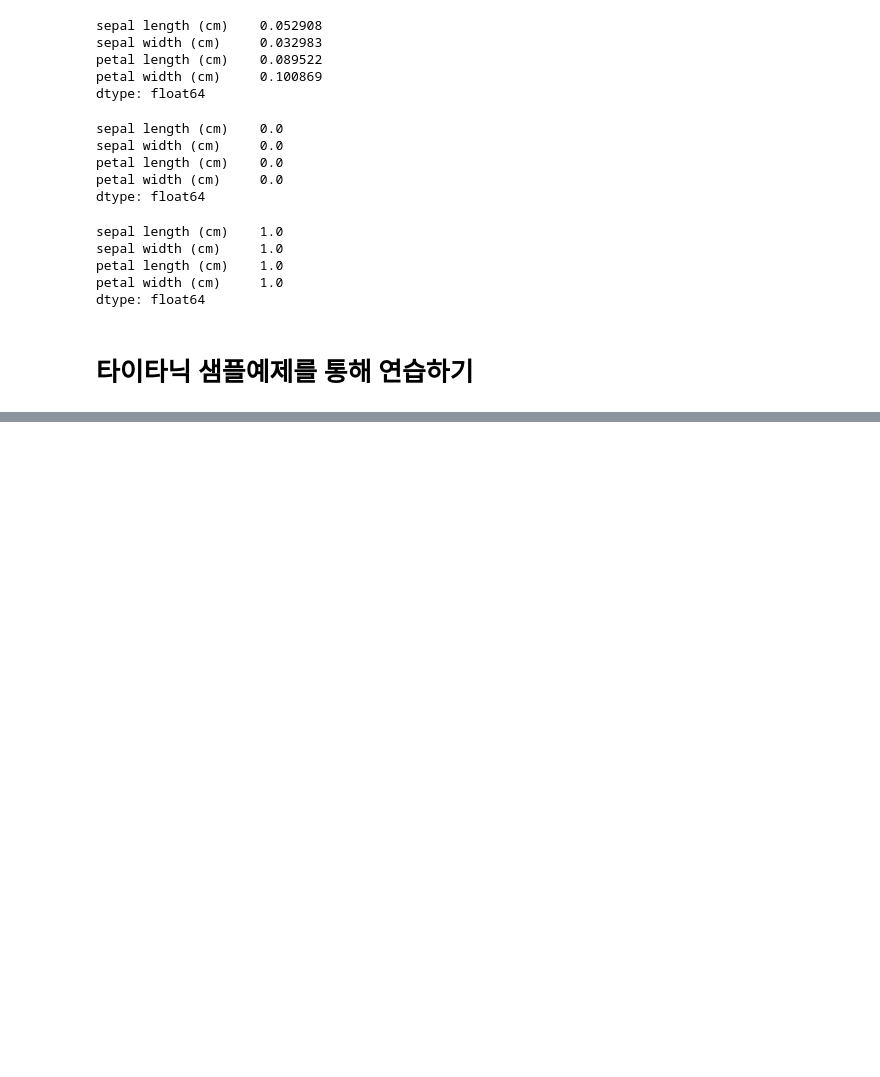
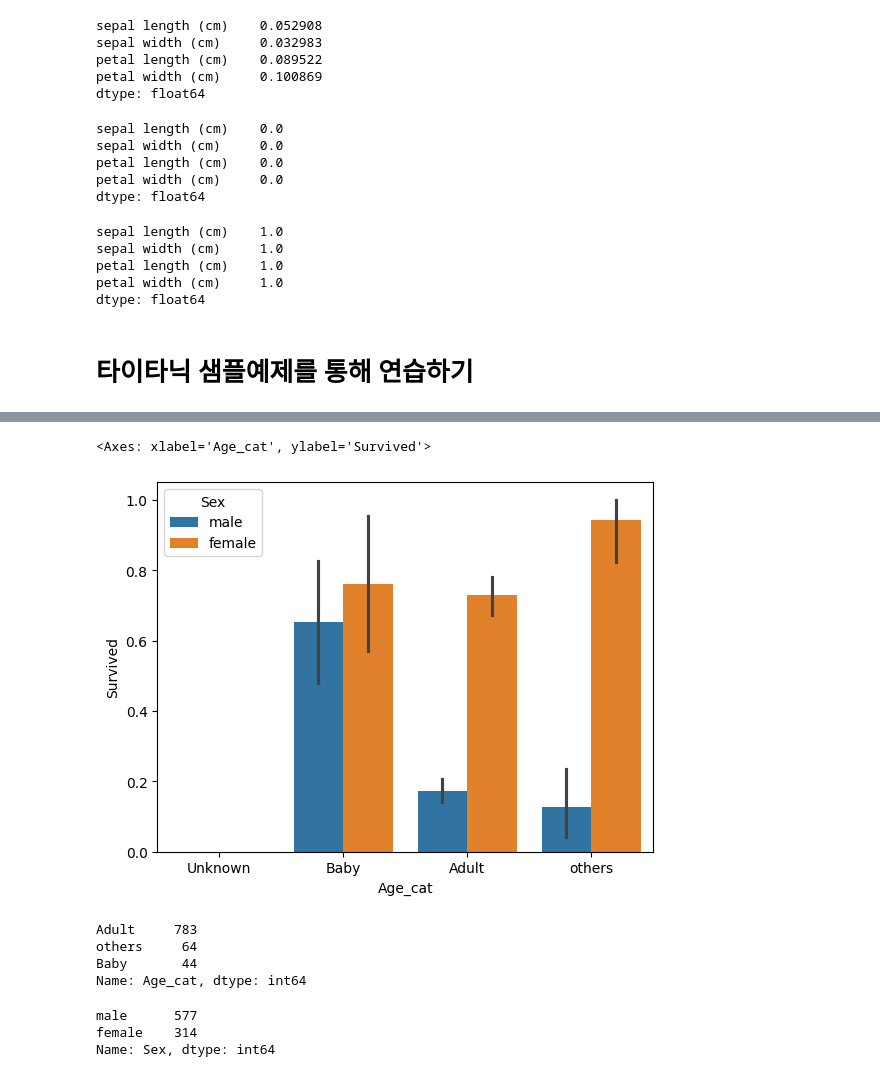
Before and after one commit to illuly/Python, a Jupyter notebook: 파이썬_머신러닝_02_사이킷런.ipynb, the cells around one changed output, grey strips where cells are left out. Saved outputs shown, nothing was run; the diff lists cells and outputs as text; code cells hidden in the pictures; blank space fills up the shorter version.

```diff
--- a/파이썬_머신러닝_02_사이킷런.ipynb
+++ b/파이썬_머신러닝_02_사이킷런.ipynb
@@ -377,0 +479,13 @@ ParserError: Error tokenizing data. C error: Expected 1 fields in line 41, saw 1
+# %%
+#함수 적용하기
+def get_category(age):
+  cat = ''
+  if age <= -1: cat = 'Unknown'
+  elif age <=5: cat = 'Baby'
+  elif age <=50: cat = 'Adult'
+  else : cat = 'others'
+  return cat
+
+group_names = ['Unknown','Baby','Adult','others']
+
+titanic_df['Age_cat'] = titanic_df['Age'].apply(lambda x : get_category(x))
@@ -377,0 +530,18 @@ ParserError: Error tokenizing data. C error: Expected 1 fields in line 41, saw 1
+# %%
+sns.barplot(x='Age_cat', y = 'Survived', data = titanic_df ,hue = 'Sex',order= group_names) # 그래프 그리기
+# %% [output]
+<Axes: xlabel='Age_cat', ylabel='Survived'>
+[figure, added]
+# %%
+titanic_df['Age_cat'].value_counts()
+# %% [output]
+Adult     783
+others     64
+Baby       44
+Name: Age_cat, dtype: int64
+# %%
+titanic_df['Sex'].value_counts()
+# %% [output]
+male      577
+female    314
+Name: Sex, dtype: int64
```
Also changed, not shown: parts of 19 cells of this notebook.
